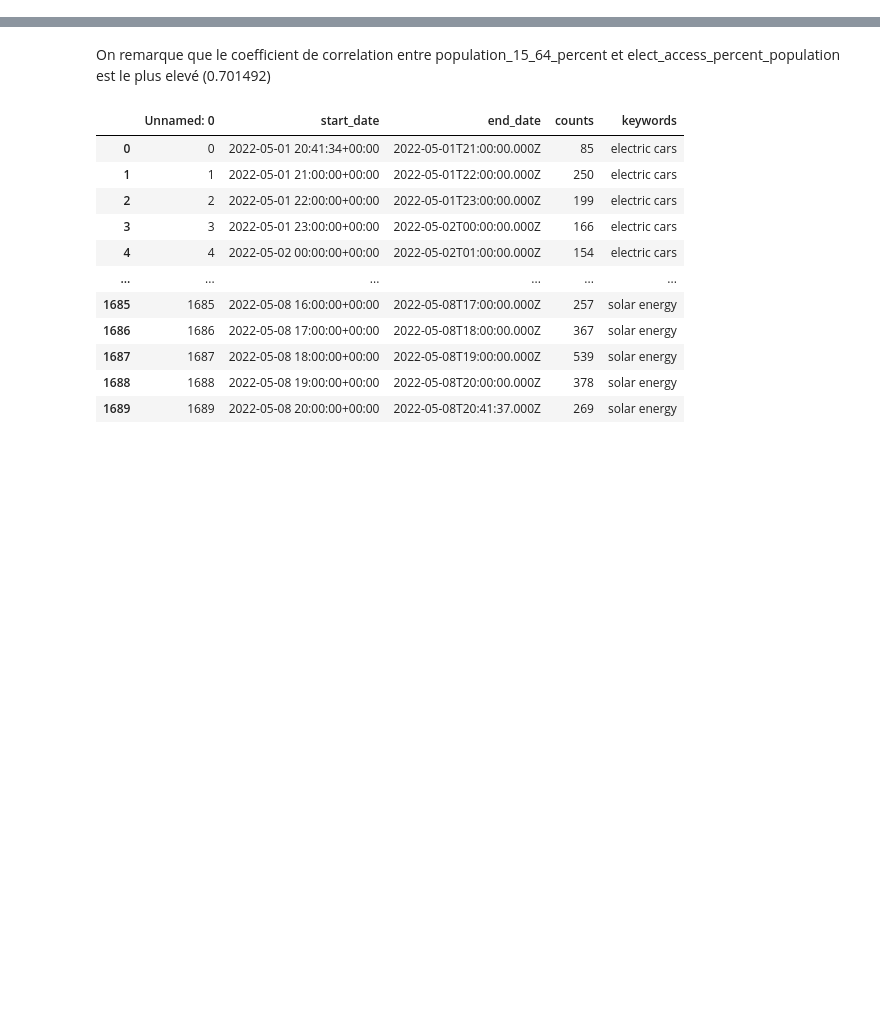
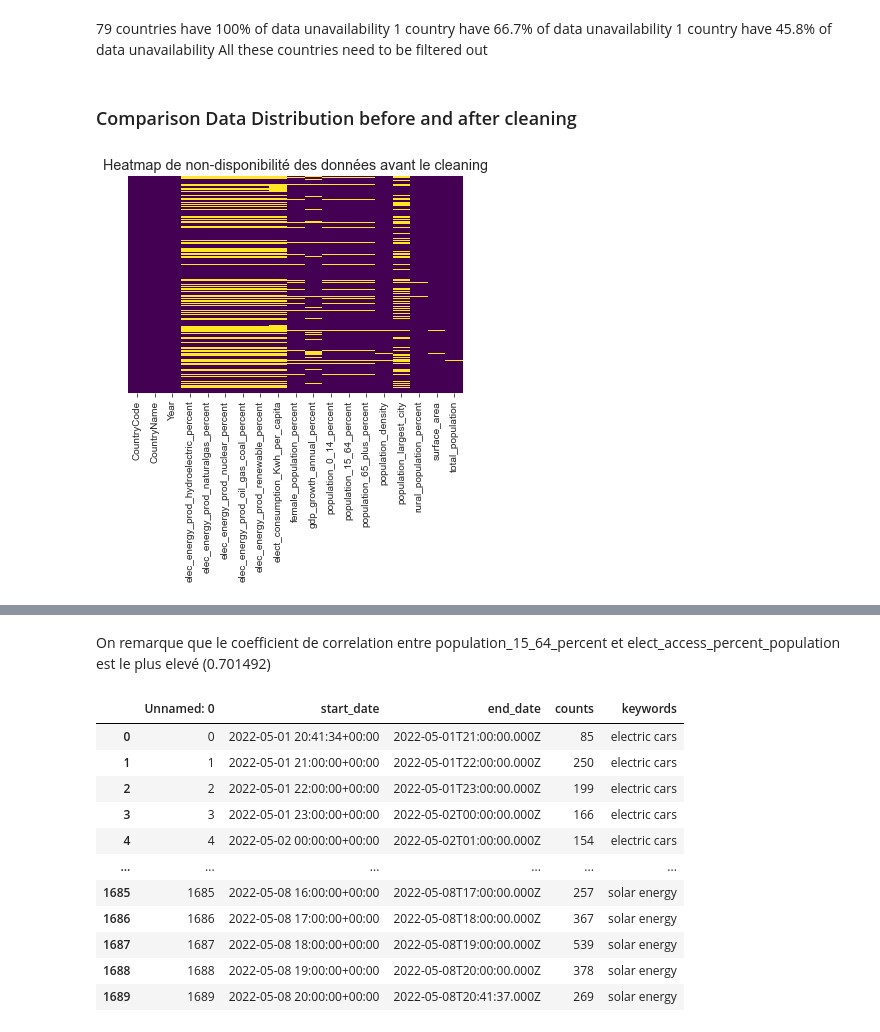
Before and after one commit to Smart-Cities-IA/Data-Acquisition, a Jupyter notebook: src/app/cleaning/main (1).ipynb, the cells around one changed output, grey strips where cells are left out. Cells and saved outputs as stored; diff of their text form; code cells hidden in the pictures; blank space fills up the shorter version.

Commit message:
Clean dashboard main.py

```diff
--- a/src/app/cleaning/main (1).ipynb
+++ b/src/app/cleaning/main (1).ipynb
@@ -36,0 +10,5 @@ df.shape # donne le nombre de ligne et colonne de la base
+# %%
+# importation des données
+df = pd.read_csv("../../../exports/energy_consumption.csv", sep = ',')
+df.drop("Unnamed: 0", axis=1, inplace=True)
+df.head(5)
@@ -44,0 +64,2 @@ df.isnull().sum() # connaitre le nombre de valeurs manquantes dans chaques colon
+# %%
+df.drop('elect_access_percent_population', axis=1, inplace=True)
@@ -44,0 +97,5 @@ df.isnull().sum() # connaitre le nombre de valeurs manquantes dans chaques colon
+# %% [markdown]
+79 countries have 100% of data unavailability
+1 country have 66.7% of data unavailability
+1 country have 45.8% of data unavailability
+All these countries need to be filtered out
@@ -45 +106,9 @@ df.isnull().sum() # connaitre le nombre de valeurs manquantes dans chaques colon
+# %% [markdown]
+### Comparison Data Distribution before and after cleaning
+# %%
+# Heatmap data availability before cleaning
+ax = sns.heatmap(df.isnull(),yticklabels=False,cbar=False,cmap='viridis').set_title("Heatmap de non-disponibilité des données avant le cleaning")
+plt.savefig("heatmap_nan_before_cleaning.png", dpi=300)
+# %% [output]
+[figure, added]
 # %%
```
Also changed, not shown: parts of 24 cells of this notebook, 2 other files.
